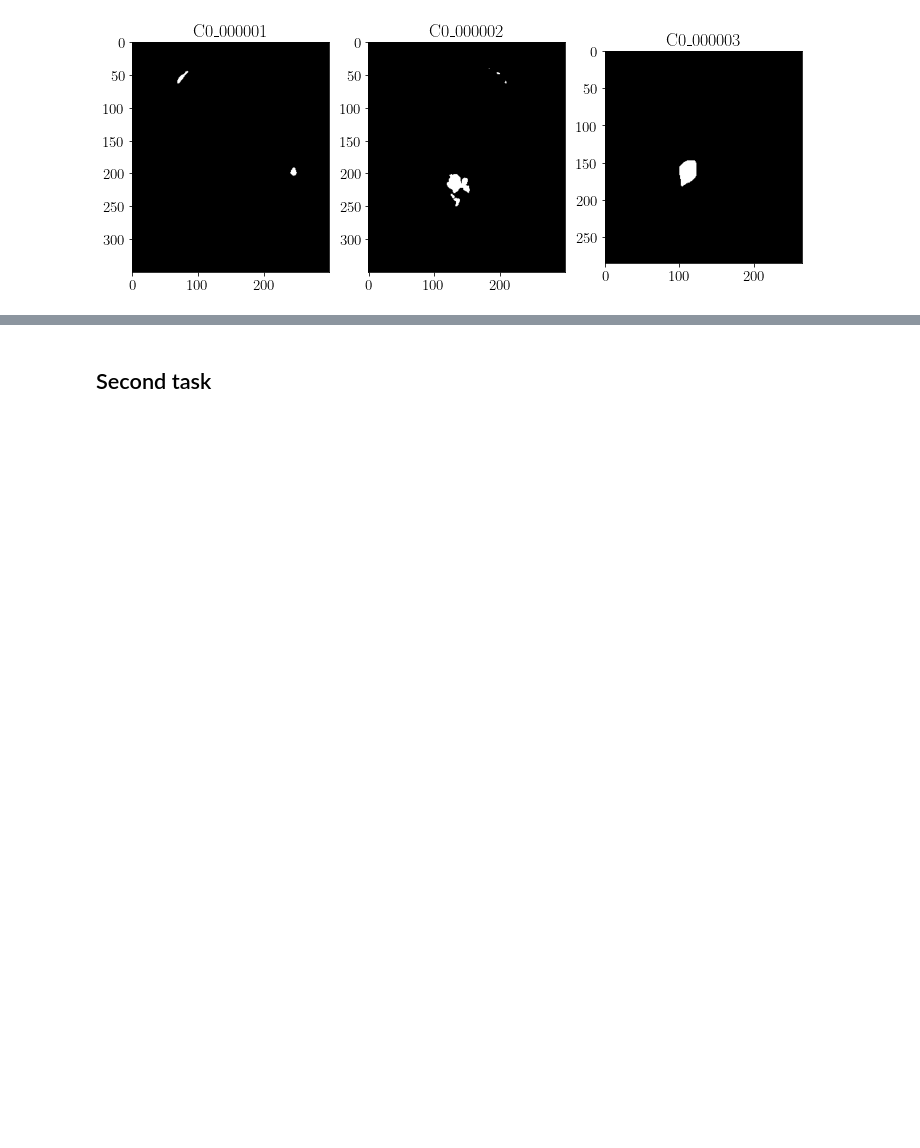
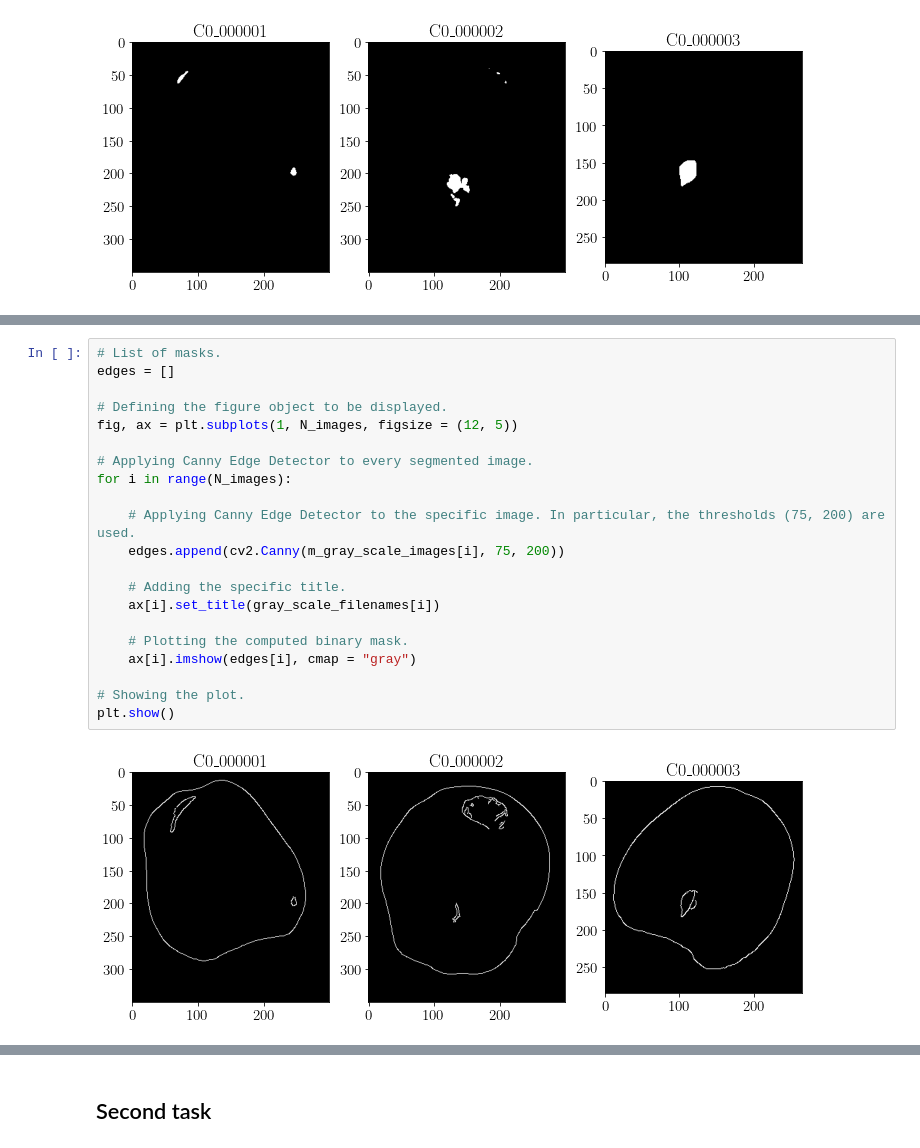
Before and after one commit to matteodonati/fruit_inspection, a Jupyter notebook: fruit_inspection.ipynb, the cells around one changed output, grey strips where cells are left out. Drawn from its saved outputs; the diff is of its cells as text; blank space fills up the shorter version.

Commit message:
First task, edge detection and computation of the defects masks

```diff
--- a/fruit_inspection.ipynb
+++ b/fruit_inspection.ipynb
@@ -239,0 +240,23 @@ plt.show()
+# %%
+# List of masks.
+edges = []
+
+# Defining the figure object to be displayed.
+fig, ax = plt.subplots(1, N_images, figsize = (12, 5))
+
+# Applying Canny Edge Detector to every segmented image.
+for i in range(N_images):
+
+    # Applying Canny Edge Detector to the specific image. In particular, the thresholds (75, 200) are used.
+    edges.append(cv2.Canny(m_gray_scale_images[i], 75, 200))
+
+    # Adding the specific title.
+    ax[i].set_title(gray_scale_filenames[i])
+
+    # Plotting the computed binary mask.
+    ax[i].imshow(edges[i], cmap = "gray")
+
+# Showing the plot.
+plt.show()
+# %% [output]
+[figure, added]
```
Also changed, not shown: parts of 6 cells of this notebook.
